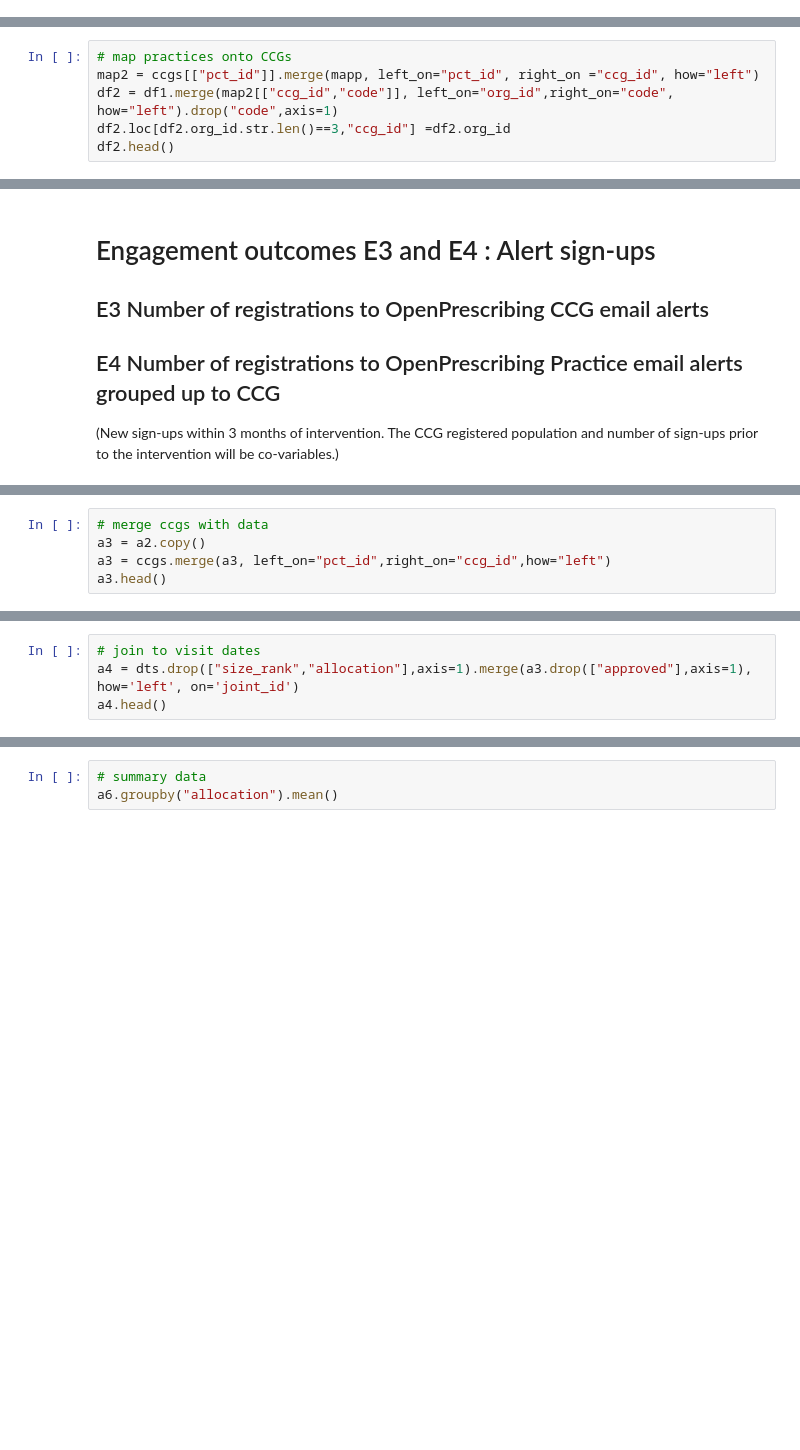
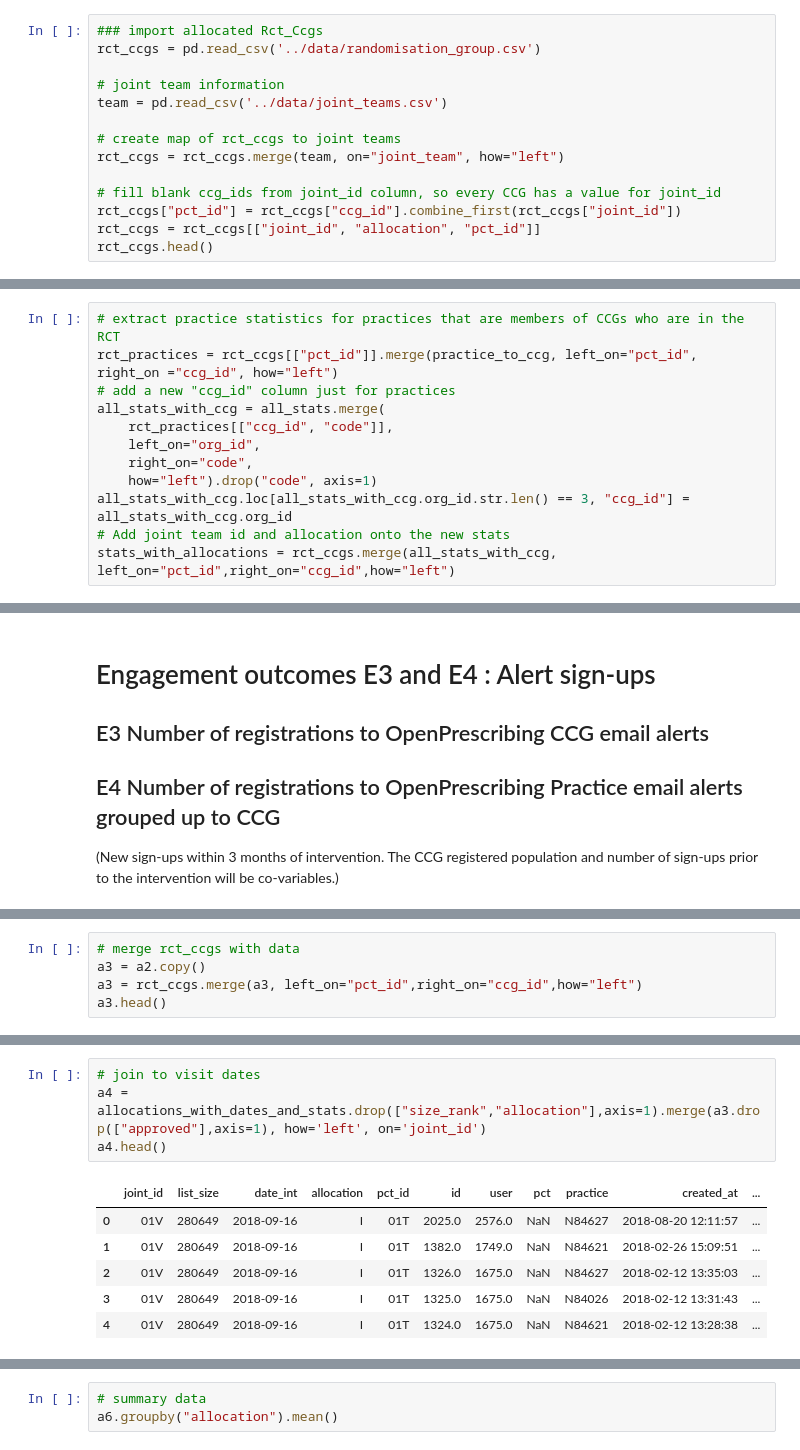
Before and after one commit to ebmdatalab/low-priority-CCG-visit-RCT, a Jupyter notebook: outcomes/Page Views and links analysis for LPP RCT.ipynb, the cells around one changed output, grey strips where cells are left out. Drawn from its saved outputs; the diff is of its cells as text; blank space fills up the shorter version.

```diff
--- a/outcomes/Page Views and links analysis for LPP RCT.ipynb
+++ b/outcomes/Page Views and links analysis for LPP RCT.ipynb
@@ -147,0 +111,14 @@ df1.head()
+# %%
+### import allocated Rct_Ccgs
+rct_ccgs = pd.read_csv('../data/randomisation_group.csv')
+
+# joint team information
+team = pd.read_csv('../data/joint_teams.csv')
+
+# create map of rct_ccgs to joint teams
+rct_ccgs = rct_ccgs.merge(team, on="joint_team", how="left")
+
+# fill blank ccg_ids from joint_id column, so every CCG has a value for joint_id
+rct_ccgs["pct_id"] = rct_ccgs["ccg_id"].combine_first(rct_ccgs["joint_id"])
+rct_ccgs = rct_ccgs[["joint_id", "allocation", "pct_id"]]
+rct_ccgs.head()
@@ -177,6 +143,12 @@ ccgs.head()
 # %%
-# map practices onto CCGs
-map2 = ccgs[["pct_id"]].merge(mapp, left_on="pct_id", right_on ="ccg_id", how="left")
-df2 = df1.merge(map2[["ccg_id","code"]], left_on="org_id",right_on="code", how="left").drop("code",axis=1)
-df2.loc[df2.org_id.str.len()==3,"ccg_id"] =df2.org_id
-df2.head()
+# extract practice statistics for practices that are members of CCGs who are in the RCT
+rct_practices = rct_ccgs[["pct_id"]].merge(practice_to_ccg, left_on="pct_id", right_on ="ccg_id", how="left")
+# add a new "ccg_id" column just for practices
+all_stats_with_ccg = all_stats.merge(
+    rct_practices[["ccg_id", "code"]],
+    left_on="org_id",
+    right_on="code",
+    how="left").drop("code", axis=1)
+all_stats_with_ccg.loc[all_stats_with_ccg.org_id.str.len() == 3, "ccg_id"] = all_stats_with_ccg.org_id
+# Add joint team id and allocation onto the new stats
+stats_with_allocations = rct_ccgs.merge(all_stats_with_ccg, left_on="pct_id",right_on="ccg_id",how="left")
@@ -370,5 +374,5 @@ a2.head()
 # %%
-# merge ccgs with data
+# merge rct_ccgs with data
 a3 = a2.copy()
-a3 = ccgs.merge(a3, left_on="pct_id",right_on="ccg_id",how="left")
+a3 = rct_ccgs.merge(a3, left_on="pct_id",right_on="ccg_id",how="left")
 a3.head()
@@ -375,7 +386,14 @@ a3.head()
 # %%
 # join to visit dates
-a4 = dts.drop(["size_rank","allocation"],axis=1).merge(a3.drop(["approved"],axis=1), how='left', on='joint_id')
+a4 = allocations_with_dates_and_stats.drop(["size_rank","allocation"],axis=1).merge(a3.drop(["approved"],axis=1), how='left', on='joint_id')
 a4.head()
+# %% [output]
+|  | joint_id | list_size | date_int | allocation | pct_id | id | user | pct | practice | created_at | ... |
+| 0 | 01V | 280649 | 2018-09-16 | I | 01T | 2025.0 | 2576.0 | NaN | N84627 | 2018-08-20 12:11:57 | ... |
+| 1 | 01V | 280649 | 2018-09-16 | I | 01T | 1382.0 | 1749.0 | NaN | N84621 | 2018-02-26 15:09:51 | ... |
+| 2 | 01V | 280649 | 2018-09-16 | I | 01T | 1326.0 | 1675.0 | NaN | N84627 | 2018-02-12 13:35:03 | ... |
+| 3 | 01V | 280649 | 2018-09-16 | I | 01T | 1325.0 | 1675.0 | NaN | N84026 | 2018-02-12 13:31:43 | ... |
+| 4 | 01V | 280649 | 2018-09-16 | I | 01T | 1324.0 | 1675.0 | NaN | N84621 | 2018-02-12 13:28:38 | ... |
 # %%
 # assign each page view occurrence to before vs after intervention (1 month ~ 28 days)
 a5 = a4.copy()
```
Also changed, not shown: parts of 43 cells of this notebook, 2 other files.
